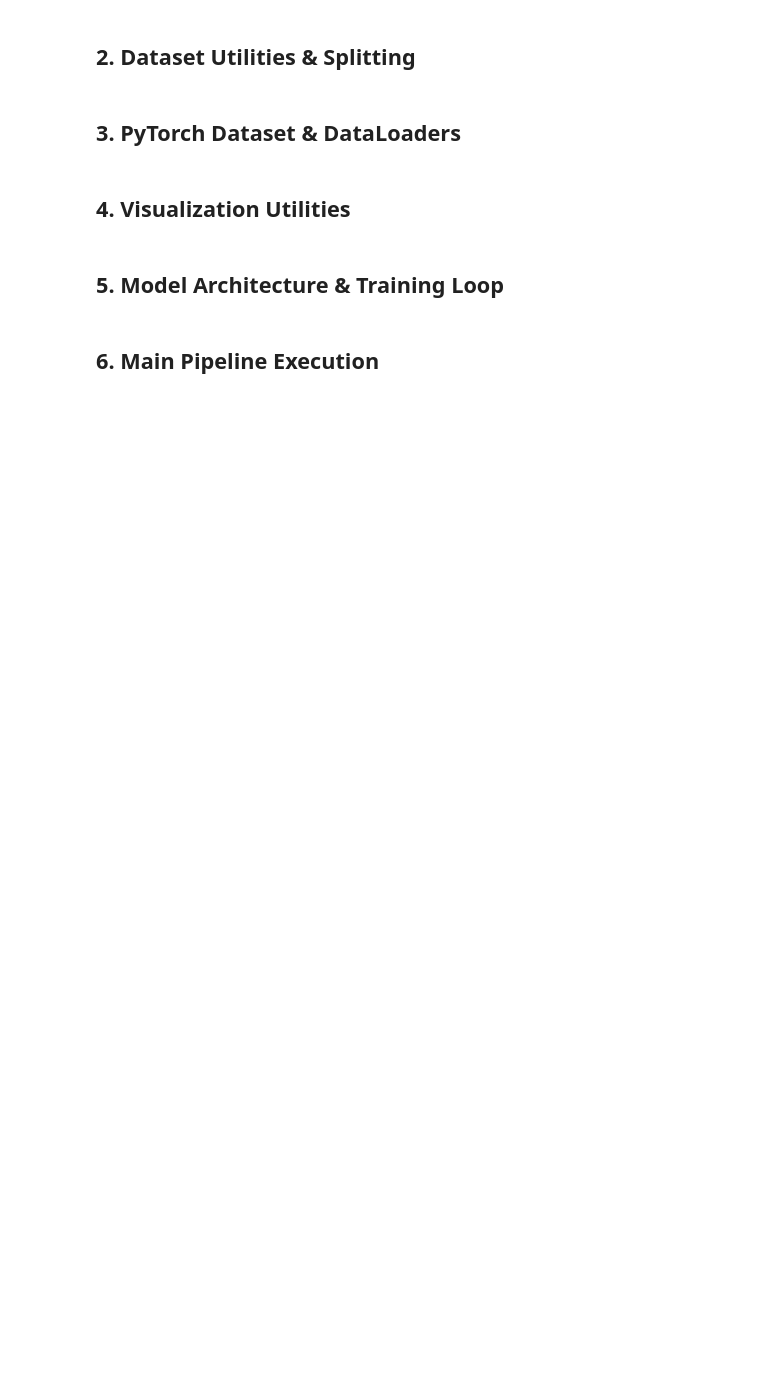
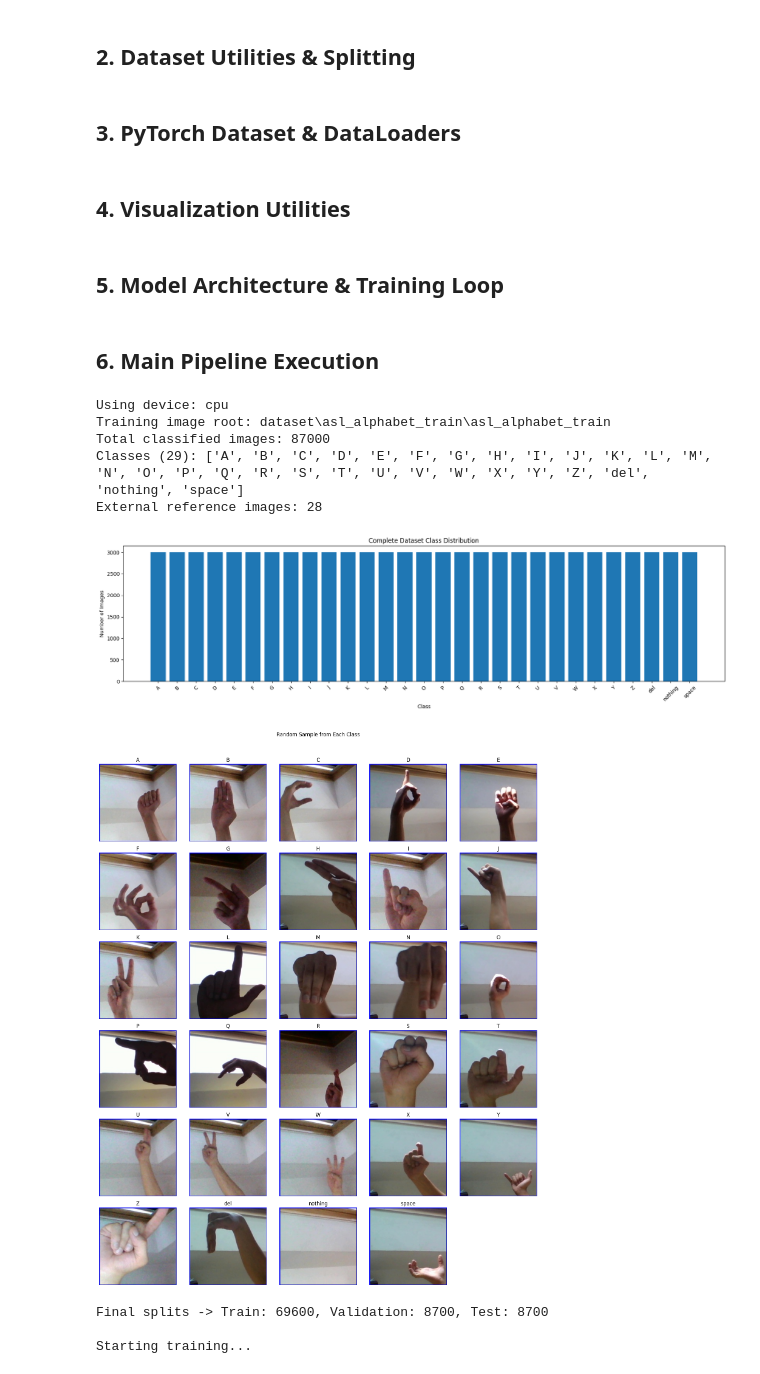
Before and after one commit to AliKaraminejad/AI_Project, a Jupyter notebook: SignLanguageCNN_Project (1).ipynb, the cells around one changed output. Cells and saved outputs as stored; diff of their text form; code cells hidden in the pictures; blank space fills up the shorter version.

Commit message:
finalized

```diff
--- a/SignLanguageCNN_Project (1).ipynb
+++ b/SignLanguageCNN_Project (1).ipynb
@@ -3,5 +1,6 @@
 # %%
 from pathlib import Path
+from zipfile import ZipFile
 import random
 import math
 import pandas as pd
@@ -18,16 +17,20 @@ from torch.utils.data import Dataset, DataLoader
 from torchvision import transforms
 from sklearn.metrics import confusion_matrix
 
-# ================= Config =================
 SEED = 42
-DATA_DIR = Path("dataset") # فولدر اصلی دیتاست
+DATA_DIR = Path("dataset")
+DATA_ARCHIVE = Path("alphabet.zip")
 
 IMAGE_SIZE = 64
 BATCH_SIZE = 32
 
-VAL_RATIO = 0.10 # 10 درصد از دیتای Train برای Validation جدا می شود
+TRAIN_RATIO = 0.80
+VAL_RATIO = 0.10
+TEST_RATIO = 0.10
 
 IMAGE_EXTENSIONS = {".jpg", ".jpeg", ".png", ".bmp", ".webp"}
+EXPECTED_CLASSES = [chr(code) for code in range(ord('A'), ord('Z') + 1)] + ['del', 'nothing', 'space']
+EXPECTED_IMAGES_PER_CLASS = 3000
 # %% [markdown]
 ## 2. Dataset Utilities & Splitting
 # %%
@@ -262,38 +361,74 @@ def evaluate_and_plot_confusion_matrix(model, test_loader, class_names, device='
 # %% [markdown]
 ## 6. Main Pipeline Execution
 # %%
-# 1. تنظیم سخت‌افزار
+random.seed(SEED)
+np.random.seed(SEED)
+torch.manual_seed(SEED)
+if torch.cuda.is_available():
+    torch.cuda.manual_seed_all(SEED)
+
 device = 'cuda' if torch.cuda.is_available() else 'cpu'
 print(f"Using device: {device}")
 
-# 2. خواندن تصاویر از فولدرهای مجزا
-print("Scanning Train and Test folders...")
-train_full_df = scan_image_folder(DATA_DIR / "train")
-test_df = scan_image_folder(DATA_DIR / "test")
-print(f"Total images found in train folder: {len(train_full_df)}")
-print(f"Total images found in test folder: {len(test_df)}")
+train_root, reference_root = prepare_dataset()
+print(f'Training image root: {train_root}')
+full_df = scan_image_folder(train_root)
+reference_df = scan_reference_folder(reference_root)
+class_names_found = sorted(full_df['label'].unique())
+class_counts = full_df['label'].value_counts()
+if set(class_names_found) != set(EXPECTED_CLASSES):
+    raise ValueError(f'Unexpected classes: {class_names_found}')
+if not (class_counts == EXPECTED_IMAGES_PER_CLASS).all():
+    raise ValueError(f'Incomplete class folders: {class_counts.to_dict()}')
+if not {'nothing', 'background', 'blank', 'no_gesture'} & {name.casefold() for name in class_names_found}:
+    raise ValueError('A blank class is required for Phase 3')
+print(f'Total classified images: {len(full_df)}')
+print(f'Classes ({len(class_names_found)}): {class_names_found}')
+print(f'External reference images: {len(reference_df)}')
 
-# (اختیاری) نمایش توزیع دیتای آموزشی
-plot_class_distribution(train_full_df, title="Train Set Class Distribution")
+plot_class_distribution(full_df, title='Complete Dataset Class Distribution')
+plot_sample_grid(full_df, max_per_class=1)
 
-# 3. جدا کردن Validation از دیتای Train
-train_df, val_df = split_train_val(train_full_df, val_ratio=VAL_RATIO)
-print(f"Final Data Splits -> Train: {len(train_df)}, Val: {len(val_df)}, Test: {len(test_df)}")
+train_df, val_df, test_df = split_dataset(full_df)
+print(f'Final splits -> Train: {len(train_df)}, Validation: {len(val_df)}, Test: {len(test_df)}')
 
-# 4. ایجاد DataLoaders
 train_loader, val_loader, test_loader, label_to_index = build_dataloaders(
     train_df, val_df, test_df, image_size=IMAGE_SIZE, batch_size=BATCH_SIZE
 )
 class_names = list(label_to_index.keys())
 
-# 5. مقداردهی مدل و شروع آموزش
 model = SignLanguageCNN(num_classes=len(class_names))
 criterion = nn.CrossEntropyLoss()
 optimizer = optim.Adam(model.parameters(), lr=0.001)
 
 print("\nStarting training...")
 history = train_model(model, train_loader, val_loader, criterion, optimizer, num_epochs=10, device=device)
 
-# 6. ارزیابی نهایی روی دیتای Test اصلی
 plot_learning_curves(history)
-evaluate_and_plot_confusion_matrix(model, test_loader, class_names, device=device)
+test_accuracy, confusion = evaluate_and_plot_confusion_matrix(model, test_loader, class_names, device=device)
+reference_accuracy = evaluate_reference_accuracy(model, reference_df, label_to_index, device=device)
+checkpoint = {
+    'model_state_dict': {key: value.detach().cpu() for key, value in model.state_dict().items()},
+    'class_names': class_names,
+    'architecture': 'sign_language_cnn',
+    'image_size': IMAGE_SIZE,
+    'mean': [0.0, 0.0, 0.0],
+    'std': [1.0, 1.0, 1.0],
+    'test_accuracy': test_accuracy,
+    'reference_accuracy': reference_accuracy,
+    'split_ratios': [TRAIN_RATIO, VAL_RATIO, TEST_RATIO],
+    'seed': SEED
+}
+torch.save(checkpoint, 'weights.pth')
+print('Saved Phase 2 checkpoint to weights.pth')
+# %% [output]
+Using device: cpu
+Training image root: dataset\asl_alphabet_train\asl_alphabet_train
+Total classified images: 87000
+Classes (29): ['A', 'B', 'C', 'D', 'E', 'F', 'G', 'H', 'I', 'J', 'K', 'L', 'M', 'N', 'O', 'P', 'Q', 'R', 'S', 'T', 'U', 'V', 'W', 'X', 'Y', 'Z', 'del', 'nothing', 'space']
+External reference images: 28
+[figure, added]
+[figure, added]
+Final splits -> Train: 69600, Validation: 8700, Test: 8700
+
+Starting training...
```
Also changed, not shown: parts of 4 cells of this notebook, 11 other files.
